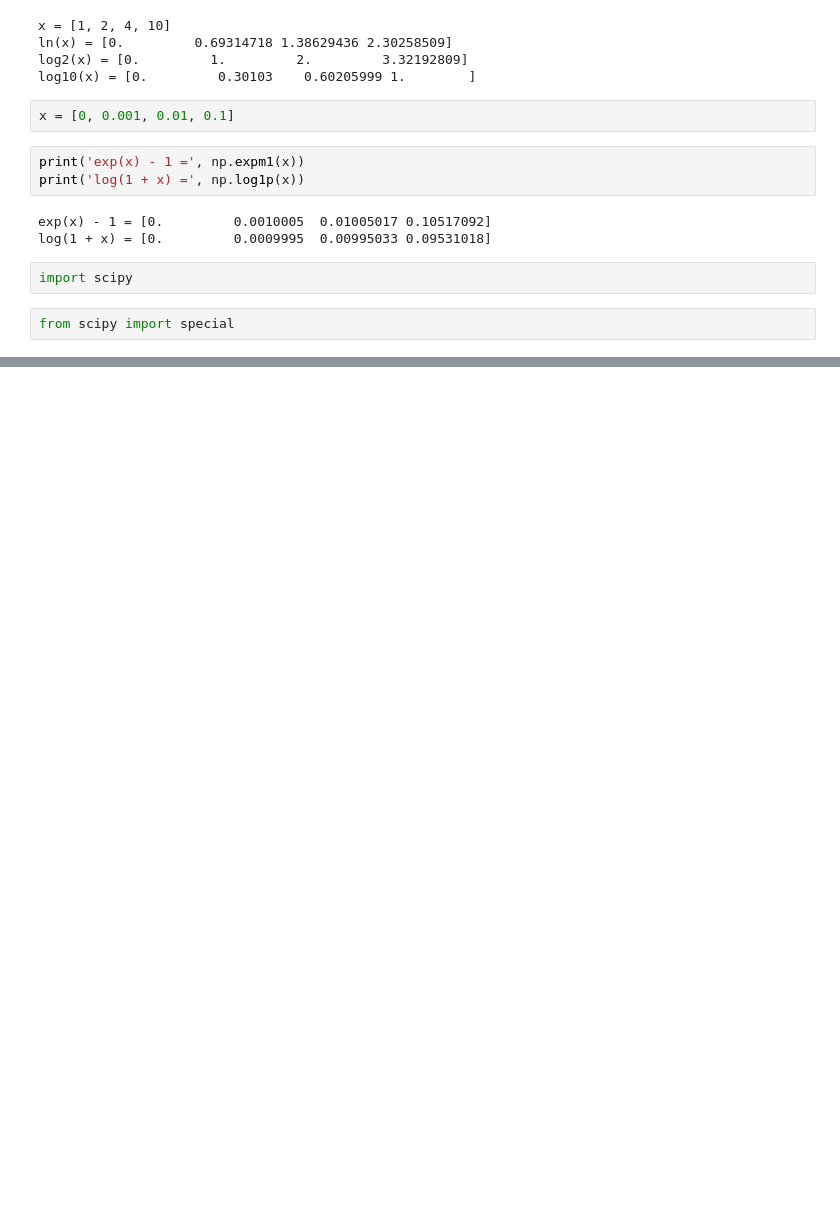
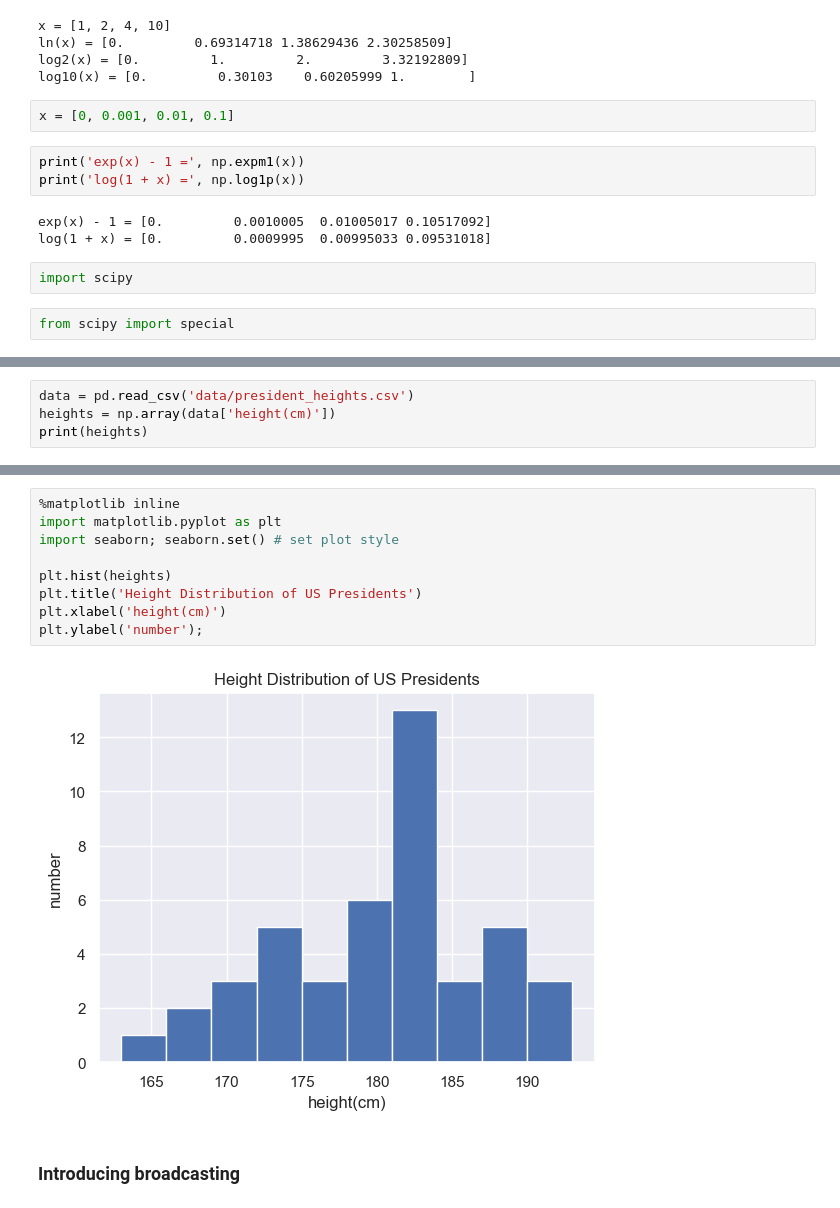
Before and after one commit to OxwardInc/Industrial-Training, a Jupyter notebook: Assignment/Week 13/numpy book.ipynb, the cells around one changed output, grey strips where cells are left out. Saved outputs shown, nothing was run; the diff lists cells and outputs as text; blank space fills up the shorter version.

```diff
--- a/Assignment/Week 13/numpy book.ipynb
+++ b/Assignment/Week 13/numpy book.ipynb
@@ -721,0 +928,4 @@ from scipy import special
+# %%
+data = pd.read_csv('data/president_heights.csv')
+heights = np.array(data['height(cm)'])
+print(heights)
@@ -721,0 +954,13 @@ from scipy import special
+# %%
+%matplotlib inline
+import matplotlib.pyplot as plt
+import seaborn; seaborn.set() # set plot style
+
+plt.hist(heights)
+plt.title('Height Distribution of US Presidents')
+plt.xlabel('height(cm)')
+plt.ylabel('number');
+# %% [output]
+[figure, added]
+# %% [markdown]
+### Introducing broadcasting
```
Also changed, not shown: parts of 45 cells of this notebook, 1 other file.
